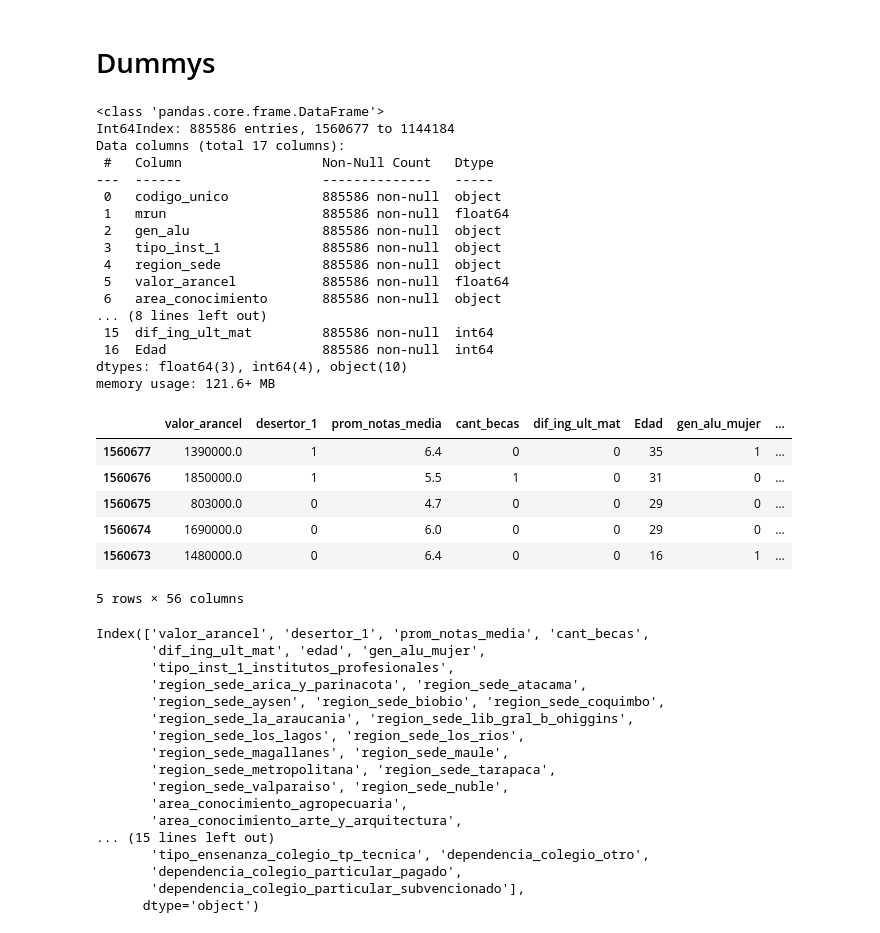
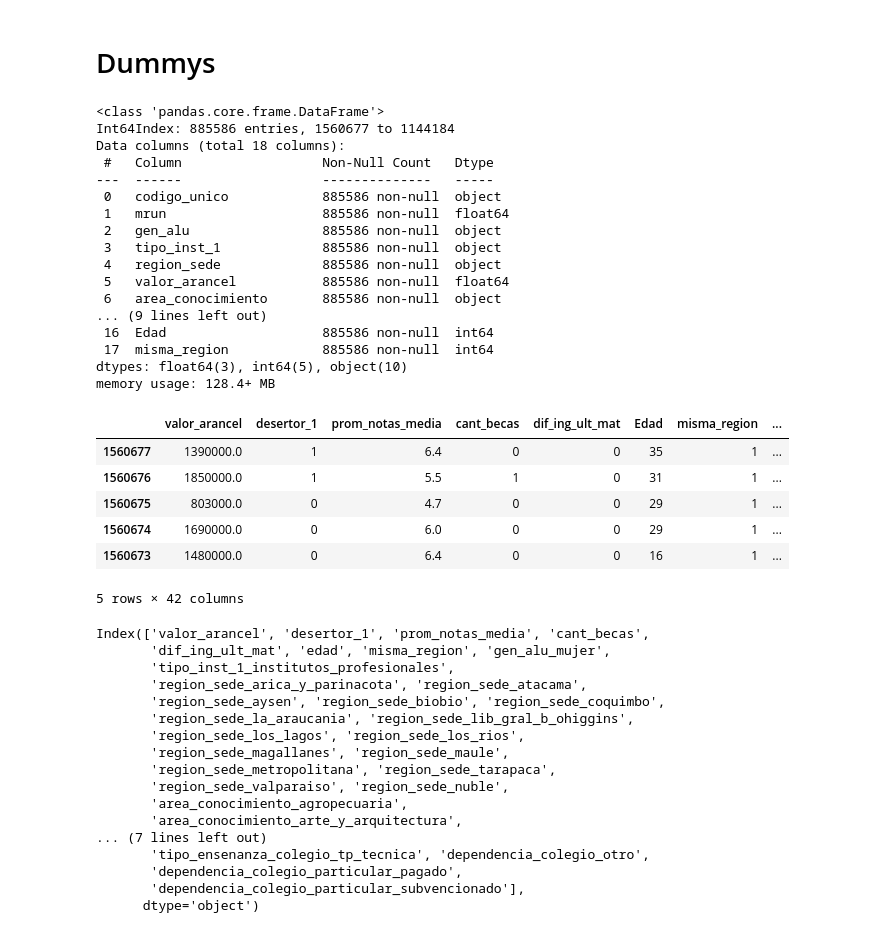
Before and after one commit to GianniCatBug/MDS7201-mineduc-desercion, a Jupyter notebook: notebooks/6-preprocesamiento.ipynb, the cells around one changed output. Cells and saved outputs as stored; diff of their text form; code cells hidden in the pictures.

```diff
--- a/notebooks/6-preprocesamiento.ipynb
+++ b/notebooks/6-preprocesamiento.ipynb
@@ -303,3 +303,6 @@ Arica y Parinacota         13157
 Magallanes                  9534
 Aysén                       6378
 Name: region_colegio, dtype: int64
+# %%
+t["misma_region"] = np.where(t["region_colegio"]==t["region_sede"], 1, 0)
+t["misma_region"].value_counts("%") * 100
@@ -321,7 +328,7 @@ t.info()
 # %% [output]
 <class 'pandas.core.frame.DataFrame'>
 Int64Index: 885586 entries, 1560677 to 1144184
-Data columns (total 17 columns):
+Data columns (total 18 columns):
  #   Column                  Non-Null Count   Dtype
 ---  ------                  --------------   -----
  0   codigo_unico            885586 non-null  object
@@ -331,22 +338,22 @@ Data columns (total 17 columns):
  4   region_sede             885586 non-null  object
  5   valor_arancel           885586 non-null  float64
  6   area_conocimiento       885586 non-null  object
-... (8 lines left out)
- 15  dif_ing_ult_mat         885586 non-null  int64
+... (9 lines left out)
  16  Edad                    885586 non-null  int64
-dtypes: float64(3), int64(4), object(10)
-memory usage: 121.6+ MB
+ 17  misma_region            885586 non-null  int64
+dtypes: float64(3), int64(5), object(10)
+memory usage: 128.4+ MB
 # %%
-dummy = pd.get_dummies(t.drop(columns=["codigo_unico", "mrun"]), drop_first=True)
+dummy = pd.get_dummies(t.drop(columns=["codigo_unico", "mrun", "region_colegio"]), drop_first=True)
 dummy.head()
 # %% [output]
-|  | valor_arancel | desertor_1 | prom_notas_media | cant_becas | dif_ing_ult_mat | Edad | gen_alu_mujer | ... |
+|  | valor_arancel | desertor_1 | prom_notas_media | cant_becas | dif_ing_ult_mat | Edad | misma_region | ... |
 | 1560677 | 1390000.0 | 1 | 6.4 | 0 | 0 | 35 | 1 | ... |
-| 1560676 | 1850000.0 | 1 | 5.5 | 1 | 0 | 31 | 0 | ... |
-| 1560675 | 803000.0 | 0 | 4.7 | 0 | 0 | 29 | 0 | ... |
-| 1560674 | 1690000.0 | 0 | 6.0 | 0 | 0 | 29 | 0 | ... |
+| 1560676 | 1850000.0 | 1 | 5.5 | 1 | 0 | 31 | 1 | ... |
+| 1560675 | 803000.0 | 0 | 4.7 | 0 | 0 | 29 | 1 | ... |
+| 1560674 | 1690000.0 | 0 | 6.0 | 0 | 0 | 29 | 1 | ... |
 | 1560673 | 1480000.0 | 0 | 6.4 | 0 | 0 | 16 | 1 | ... |
-5 rows × 56 columns
+5 rows × 42 columns
 # %%
 dummy.columns = [
     unidecode(c.replace(" ", "_").replace(".", "").replace("'", "").lower())
@@ -356,7 +363,7 @@ dummy.columns = [
 dummy.columns
 # %% [output]
 Index(['valor_arancel', 'desertor_1', 'prom_notas_media', 'cant_becas',
-       'dif_ing_ult_mat', 'edad', 'gen_alu_mujer',
+       'dif_ing_ult_mat', 'edad', 'misma_region', 'gen_alu_mujer',
        'tipo_inst_1_institutos_profesionales',
        'region_sede_arica_y_parinacota', 'region_sede_atacama',
        'region_sede_aysen', 'region_sede_biobio', 'region_sede_coquimbo',
@@ -367,7 +374,7 @@ Index(['valor_arancel', 'desertor_1', 'prom_notas_media', 'cant_becas',
        'region_sede_valparaiso', 'region_sede_nuble',
        'area_conocimiento_agropecuaria',
        'area_conocimiento_arte_y_arquitectura',
-... (15 lines left out)
+... (7 lines left out)
        'tipo_ensenanza_colegio_tp_tecnica', 'dependencia_colegio_otro',
        'dependencia_colegio_particular_pagado',
        'dependencia_colegio_particular_subvencionado'],
```
Also changed, not shown: parts of 2 cells of this notebook, 1 other file.
